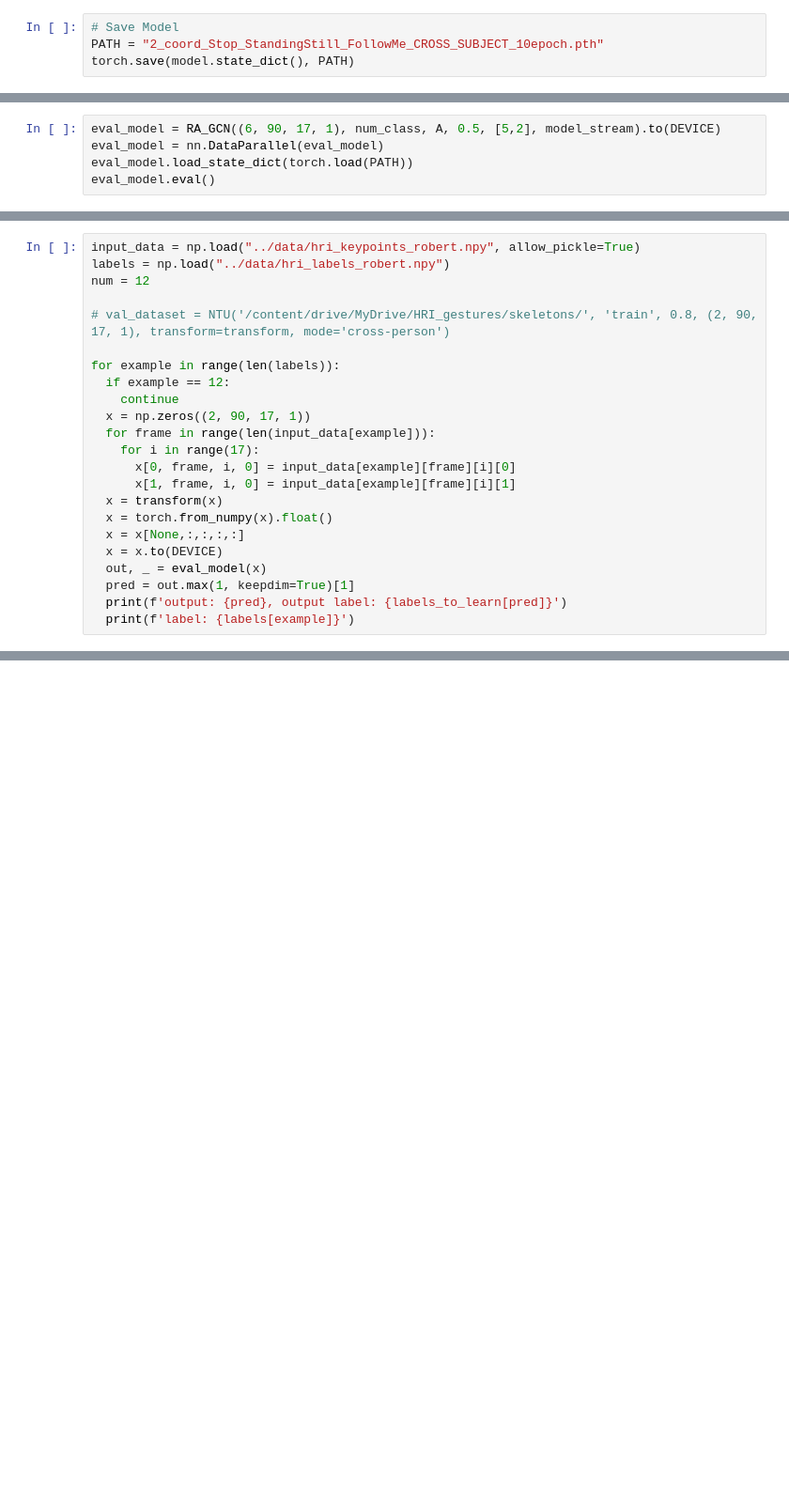
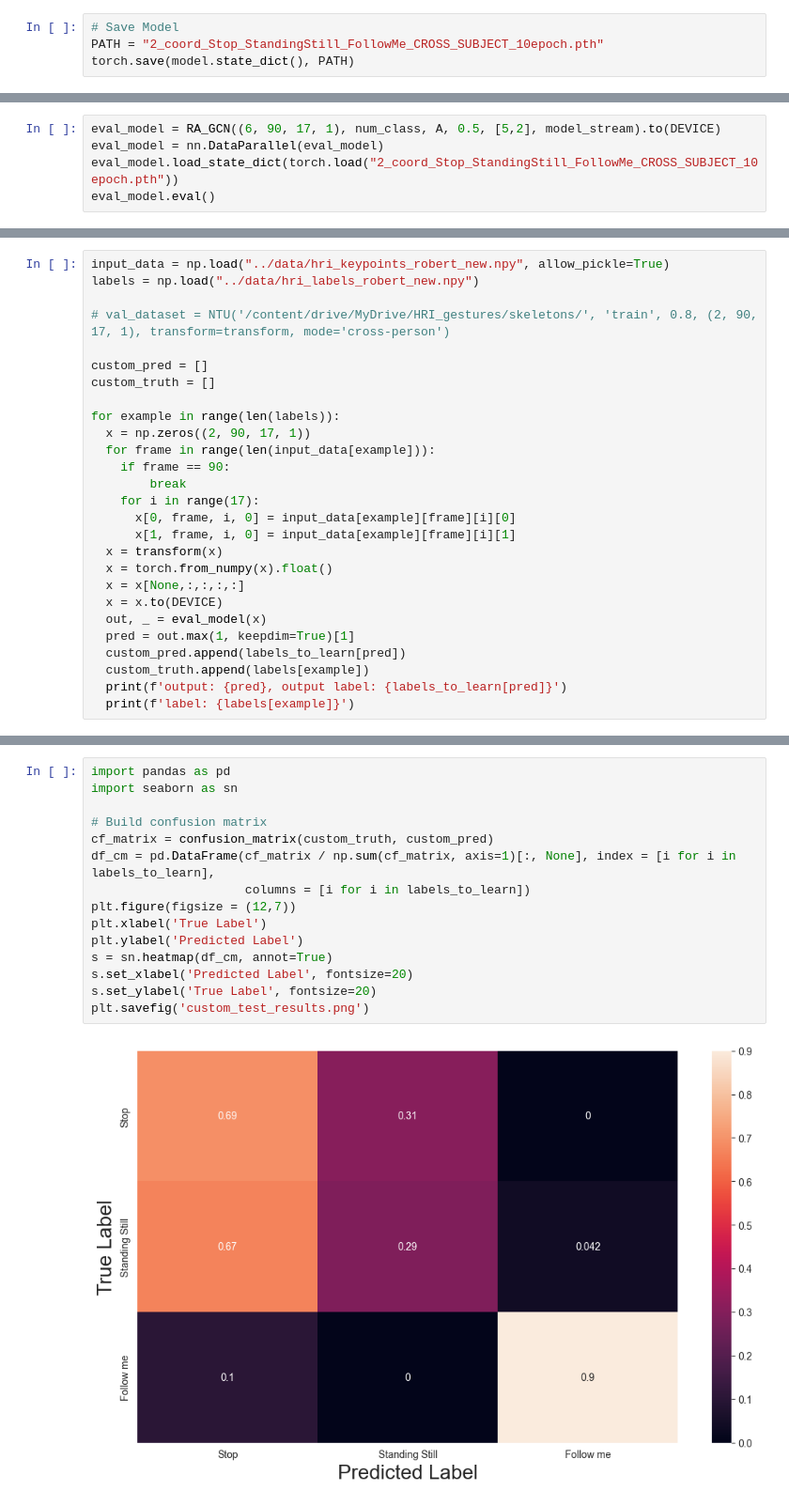
Before and after one commit to deniz997/pedestrian-pose-recognition, a Jupyter notebook: Models on HRI dataset/ra_gcn_command_recognition.ipynb, the cells around one changed output, grey strips where cells are left out. Shown at 94% size. Drawn from its saved outputs; the diff is of its cells as text; blank space fills up the shorter version.

```diff
--- a/Models on HRI dataset/ra_gcn_command_recognition.ipynb
+++ b/Models on HRI dataset/ra_gcn_command_recognition.ipynb
@@ -655,5 +640,5 @@ plt.savefig('Learning_cross-subject_10epoch.png')
 # %%
 eval_model = RA_GCN((6, 90, 17, 1), num_class, A, 0.5, [5,2], model_stream).to(DEVICE)
 eval_model = nn.DataParallel(eval_model)
-eval_model.load_state_dict(torch.load(PATH))
+eval_model.load_state_dict(torch.load("2_coord_Stop_StandingStill_FollowMe_CROSS_SUBJECT_10epoch.pth"))
 eval_model.eval()
@@ -660,15 +663,17 @@ eval_model.eval()
 # %%
-input_data = np.load("../data/hri_keypoints_robert.npy", allow_pickle=True)
-labels = np.load("../data/hri_labels_robert.npy")
-num = 12
+input_data = np.load("../data/hri_keypoints_robert_new.npy", allow_pickle=True)
+labels = np.load("../data/hri_labels_robert_new.npy")
 
 # val_dataset = NTU('/content/drive/MyDrive/HRI_gestures/skeletons/', 'train', 0.8, (2, 90, 17, 1), transform=transform, mode='cross-person')
 
+custom_pred = []
+custom_truth = []
+
 for example in range(len(labels)):
-  if example == 12:
-    continue
   x = np.zeros((2, 90, 17, 1))
   for frame in range(len(input_data[example])):
+    if frame == 90:
+        break
     for i in range(17):
       x[0, frame, i, 0] = input_data[example][frame][i][0]
       x[1, frame, i, 0] = input_data[example][frame][i][1]
@@ -678,5 +683,7 @@ for example in range(len(labels)):
   x = x.to(DEVICE)
   out, _ = eval_model(x)
   pred = out.max(1, keepdim=True)[1]
+  custom_pred.append(labels_to_learn[pred])
+  custom_truth.append(labels[example])
   print(f'output: {pred}, output label: {labels_to_learn[pred]}')
   print(f'label: {labels[example]}')
@@ -683 +708,18 @@ for example in range(len(labels)):
+# %%
+import pandas as pd
+import seaborn as sn
+
+# Build confusion matrix
+cf_matrix = confusion_matrix(custom_truth, custom_pred)
+df_cm = pd.DataFrame(cf_matrix / np.sum(cf_matrix, axis=1)[:, None], index = [i for i in labels_to_learn],
+                     columns = [i for i in labels_to_learn])
+plt.figure(figsize = (12,7))
+plt.xlabel('True Label')
+plt.ylabel('Predicted Label')
+s = sn.heatmap(df_cm, annot=True)
+s.set_xlabel('Predicted Label', fontsize=20)
+s.set_ylabel('True Label', fontsize=20)
+plt.savefig('custom_test_results.png')
+# %% [output]
+[figure, added]
 # %%
```
Also changed, not shown: parts of 7 cells of this notebook.
